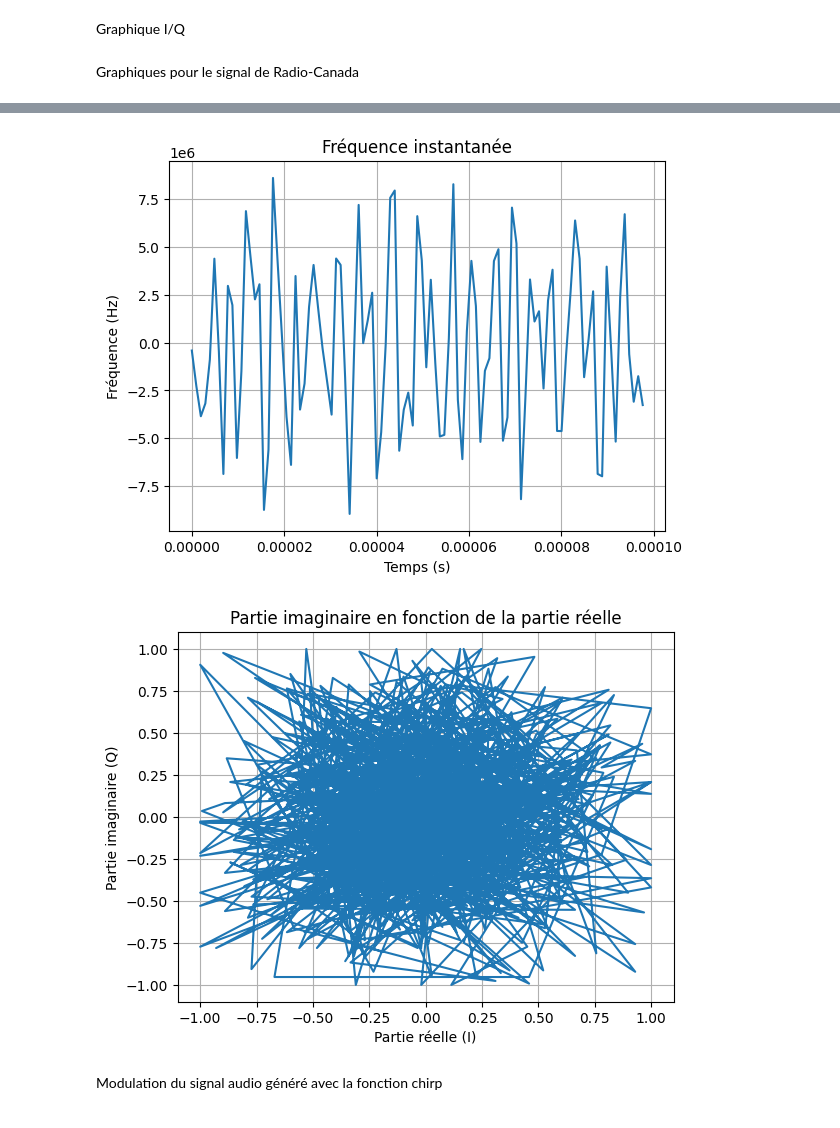
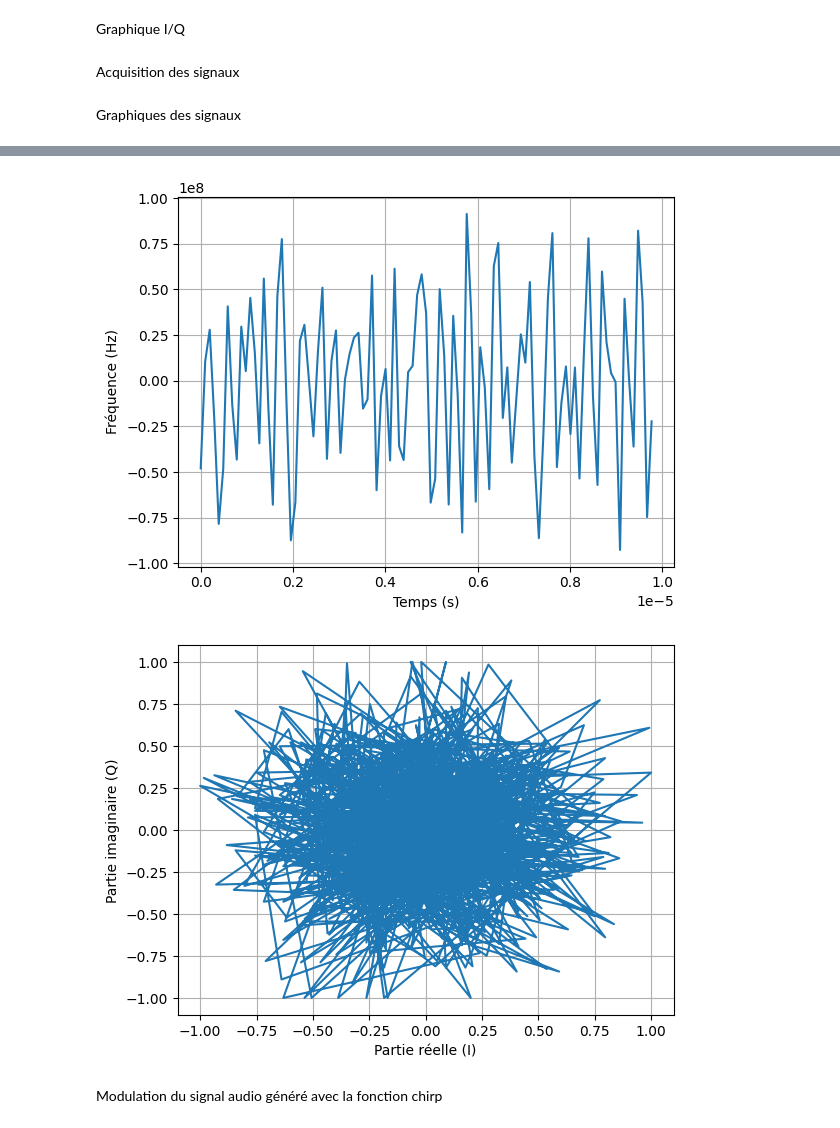
Before and after one commit to JustineLejeune/Mandat-0, a Jupyter notebook: notebook.ipynb, the cells around one changed output, grey strips where cells are left out. Cells and saved outputs as stored; diff of their text form; code cells hidden in the pictures.

```diff
--- a/notebook.ipynb
+++ b/notebook.ipynb
@@ -50,9 +54,8 @@ def PHASE(SAMPLES, TEMPS, ZOOM):
     phase = np.arctan(imag/real)
     plt.plot(temps[:ZOOM],phase[:ZOOM])
     plt.grid(True)
-    plt.xlabel("Temps (s)")#vraiment en secondes?
-    plt.ylabel("Amplitude")
-    plt.title("Phase du signal")
+    plt.xlabel("Temps (s)", fontsize = 16)#vraiment en secondes?
+    plt.ylabel("Amplitude", fontsize = 16)
     plt.show()
 # %% [markdown]
 Graphique de la fréquence instantanée
@@ -65,9 +68,8 @@ def FREQ_I(SAMPLES, TEMPS, ZOOM):
     fi = 2*np.pi*np.gradient(phase, temps)
     plt.plot(temps[:ZOOM],fi[:ZOOM])
     plt.grid(True)
-    plt.xlabel("Temps (s)")#vraiment en secondes?
-    plt.ylabel("Fréquence (Hz)")
-    plt.title("Fréquence instantanée")
+    plt.xlabel("Temps (s)", fontsize = 16)#vraiment en secondes?
+    plt.ylabel("Fréquence (Hz)", fontsize = 16)
     plt.show()
 # %% [markdown]
 Graphique I/Q
@@ -77,19 +79,20 @@ def IQ(SAMPLES, ZOOM):
     imag = np.imag(SAMPLES)
     plt.plot(real[:ZOOM],imag[:ZOOM])
     plt.grid(True)
-    plt.xlabel("Partie réelle (I)")#vraiment en secondes?
-    plt.ylabel("Partie imaginaire (Q)")
-    plt.title("Partie imaginaire en fonction de la partie réelle")
+    plt.xlabel("Partie réelle (I)", fontsize = 16)#vraiment en secondes?
+    plt.ylabel("Partie imaginaire (Q)", fontsize = 16)
     plt.show()
-# %% [markdown]
-Graphiques pour le signal de Radio-Canada
+# %% [markdown]
+Acquisition des signaux
+# %%
+freq_radiocanada = 95100000
+samples_RC = Enregistrement(freq_radiocanada,10)
+samples_BRUIT = Enregistrement(freq_radiocanada+450000,10)
+# %% [markdown]
+Graphiques des signaux
 # %%
-freq_radiocanada = 95100000
-samples_RC = Enregistrement(freq_radiocanada,1)
-samples_BRUIT = Enregistrement(freq_radiocanada+500000,1)
-
-PSD(samples_RC)
-PSD(samples_BRUIT)
+PSD(samples_RC, freq_radiocanada)
+PSD(samples_BRUIT, freq_radiocanada+450000)
 BRUT(samples_RC,1,101)
 PHASE(samples_RC,1,101)
 FREQ_I(samples_RC,1,101)
@@ -102,5 +105,5 @@ IQ(samples_RC, 1001)
-[figure, old version]
+[figure, new version]
-[figure, old version]
+[figure, new version]
 # %% [markdown]
 Modulation du signal audio généré avec la fonction chirp
 # %%
```
Also changed, not shown: parts of 7 cells of this notebook.
